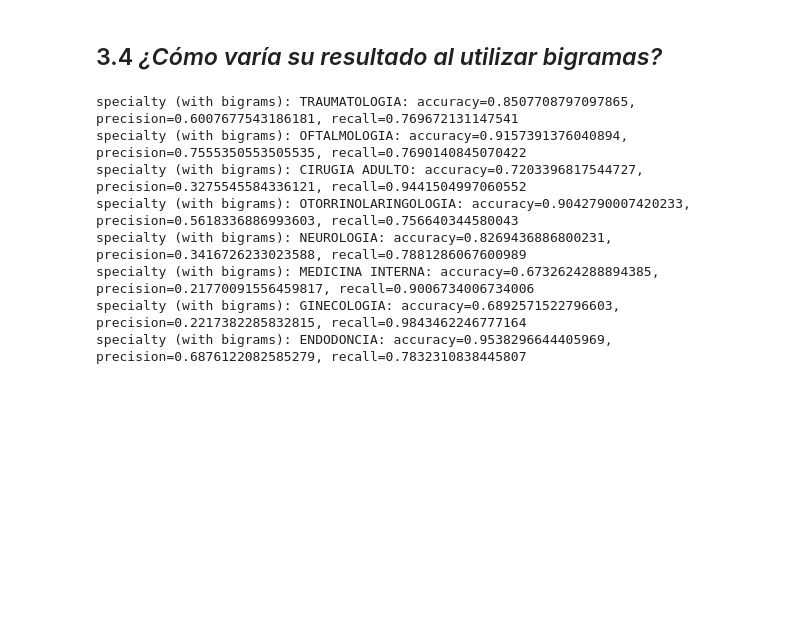
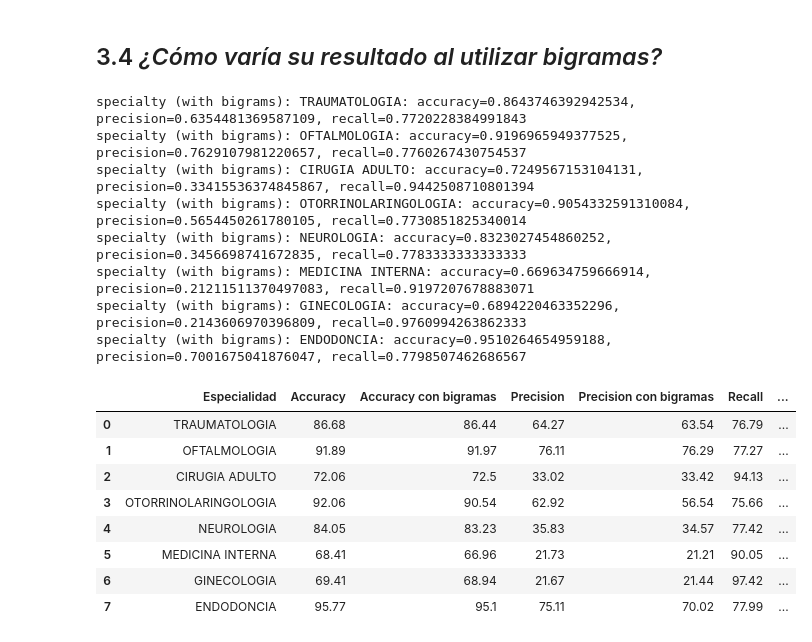
Before and after one commit to alvaro-neira/nlp-homework1, a Jupyter notebook: test_part_3.ipynb, the cells around one changed output. Cells and saved outputs as stored; diff of their text form; code cells hidden in the pictures; blank space fills up the shorter version.

```diff
--- a/test_part_3.ipynb
+++ b/test_part_3.ipynb
@@ -261,7 +261,9 @@ def binary_naive_bayes(count_vectorizer, train_matrix, specialty):
   recall = TP/(TP+FN)
   return accuracy, precision, recall
 # %%
+table_bayes_no_bigrams = []
 for specialty in list(D10K_rank.PRESTA_EST):
   accuracy, precision, recall = binary_naive_bayes(count_vectorizer, term_doc_matrix_train, specialty)
   print(f"specialty: {specialty}: accuracy={accuracy}, precision={precision}, recall={recall}")
+  table_bayes_no_bigrams.append([specialty, str(round(accuracy*100.0, 2)), str(round(precision*100.0, 2)), str(round(recall*100.0, 2))])
 # %% [output]
@@ -285,15 +299,29 @@ gc.collect()
 count_vectorizer_bigrams = sklearn.feature_extraction.text.CountVectorizer(stop_words=stop_words, ngram_range=(1, 2))
 term_doc_matrix_train_bigrams = count_vectorizer_bigrams.fit_transform(train.SOSPECHA_DIAG)
 # %%
-for specialty in list(D10K_rank.PRESTA_EST):
+table_bayes_bigrams = []
+for idx, specialty in enumerate(list(D10K_rank.PRESTA_EST)):
   accuracy, precision, recall=binary_naive_bayes(count_vectorizer_bigrams, term_doc_matrix_train_bigrams, specialty)
   print(f"specialty (with bigrams): {specialty}: accuracy={accuracy}, precision={precision}, recall={recall}")
+  table_bayes_bigrams.append([specialty, table_bayes_no_bigrams[idx][1], str(round(accuracy*100.0, 2)), table_bayes_no_bigrams[idx][2], str(round(precision*100.0, 2)), table_bayes_no_bigrams[idx][3], str(round(recall*100.0, 2))])
 # %% [output]
-specialty (with bigrams): TRAUMATOLOGIA: accuracy=0.8507708797097865, precision=0.6007677543186181, recall=0.769672131147541
-specialty (with bigrams): OFTALMOLOGIA: accuracy=0.9157391376040894, precision=0.7555350553505535, recall=0.7690140845070422
-specialty (with bigrams): CIRUGIA ADULTO: accuracy=0.7203396817544727, precision=0.3275545584336121, recall=0.9441504997060552
-specialty (with bigrams): OTORRINOLARINGOLOGIA: accuracy=0.9042790007420233, precision=0.5618336886993603, recall=0.756640344580043
-specialty (with bigrams): NEUROLOGIA: accuracy=0.8269436886800231, precision=0.3416726233023588, recall=0.7881286067600989
-specialty (with bigrams): MEDICINA INTERNA: accuracy=0.6732624288894385, precision=0.21770091556459817, recall=0.9006734006734006
-specialty (with bigrams): GINECOLOGIA: accuracy=0.6892571522796603, precision=0.2217382285832815, recall=0.9843462246777164
-specialty (with bigrams): ENDODONCIA: accuracy=0.9538296644405969, precision=0.6876122082585279, recall=0.7832310838445807
+specialty (with bigrams): TRAUMATOLOGIA: accuracy=0.8643746392942534, precision=0.6354481369587109, recall=0.7720228384991843
+specialty (with bigrams): OFTALMOLOGIA: accuracy=0.9196965949377525, precision=0.7629107981220657, recall=0.7760267430754537
+specialty (with bigrams): CIRUGIA ADULTO: accuracy=0.7249567153104131, precision=0.33415536374845867, recall=0.9442508710801394
+specialty (with bigrams): OTORRINOLARINGOLOGIA: accuracy=0.9054332591310084, precision=0.5654450261780105, recall=0.7730851825340014
+specialty (with bigrams): NEUROLOGIA: accuracy=0.8323027454860252, precision=0.3456698741672835, recall=0.7783333333333333
+specialty (with bigrams): MEDICINA INTERNA: accuracy=0.669634759666914, precision=0.21211511370497083, recall=0.9197207678883071
+specialty (with bigrams): GINECOLOGIA: accuracy=0.6894220463352296, precision=0.2143606970396809, recall=0.9760994263862333
+specialty (with bigrams): ENDODONCIA: accuracy=0.9510264654959188, precision=0.7001675041876047, recall=0.7798507462686567
+# %%
+pd.DataFrame(table_bayes_bigrams, columns=['Especialidad', 'Accuracy', 'Accuracy con bigramas', 'Precision', 'Precision con bigramas', 'Recall', 'Recall con bigramas'])
+# %% [output]
+|  | Especialidad | Accuracy | Accuracy con bigramas | Precision | Precision con bigramas | Recall | ... |
+| 0 | TRAUMATOLOGIA | 86.68 | 86.44 | 64.27 | 63.54 | 76.79 | ... |
+| 1 | OFTALMOLOGIA | 91.89 | 91.97 | 76.11 | 76.29 | 77.27 | ... |
+| 2 | CIRUGIA ADULTO | 72.06 | 72.5 | 33.02 | 33.42 | 94.13 | ... |
+| 3 | OTORRINOLARINGOLOGIA | 92.06 | 90.54 | 62.92 | 56.54 | 75.66 | ... |
+| 4 | NEUROLOGIA | 84.05 | 83.23 | 35.83 | 34.57 | 77.42 | ... |
+| 5 | MEDICINA INTERNA | 68.41 | 66.96 | 21.73 | 21.21 | 90.05 | ... |
+| 6 | GINECOLOGIA | 69.41 | 68.94 | 21.67 | 21.44 | 97.42 | ... |
+| 7 | ENDODONCIA | 95.77 | 95.1 | 75.11 | 70.02 | 77.99 | ... |
```
Also changed, not shown: parts of 6 cells of this notebook, 2 other files.
